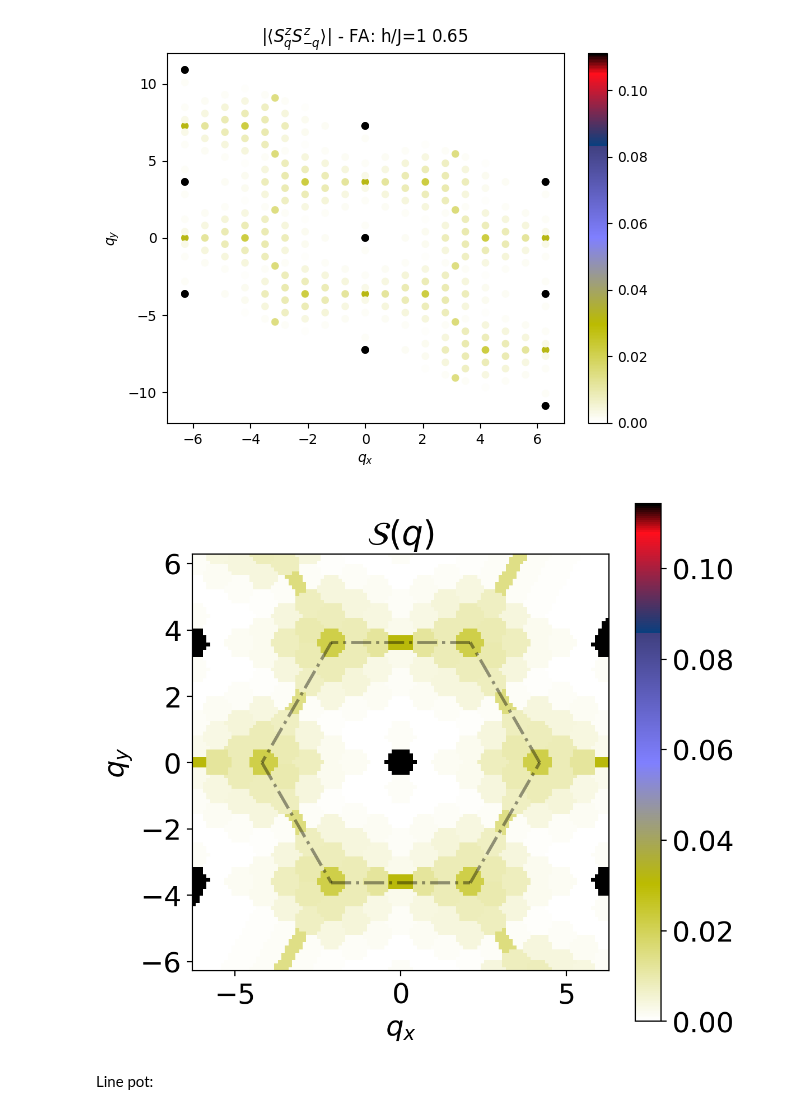
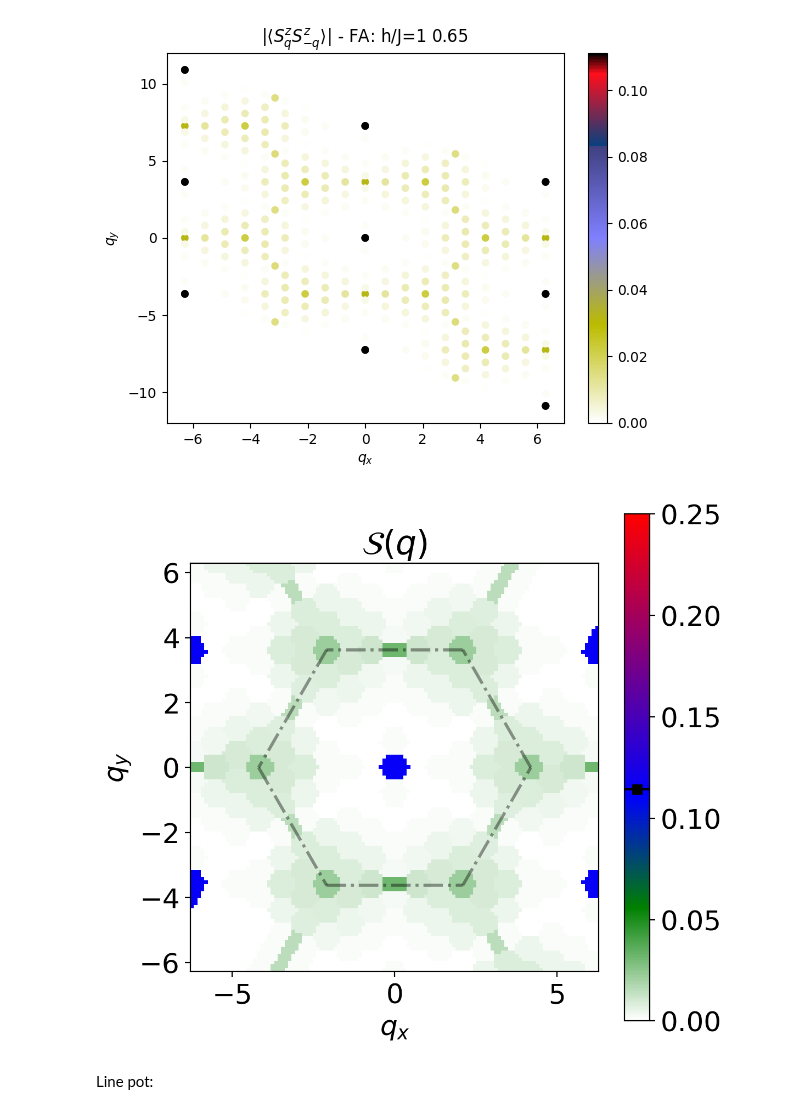
Before and after one commit to vdrouint/d-wave-other, a Jupyter notebook: kagome-tfim/processing/plot_FT.ipynb, the cells around one changed output. Drawn from its saved outputs; the diff is of its cells as text; code cells hidden in the pictures.

Commit message:
updated colors

```diff
--- a/kagome-tfim/processing/plot_FT.ipynb
+++ b/kagome-tfim/processing/plot_FT.ipynb
@@ -348,37 +348,49 @@ values = finalSQ_spin
 grid_z0 = griddata(points, values, (grid_x, grid_y), method='nearest')
 #possible methods: nearest, square, cubic
 
 plt.rcParams['figure.dpi'] = 200
 plt.rcParams.update({'font.size':18})
 plt.figure(figsize=(7,5))
 
 
 #plt.subplot(221)
 #plt.imshow(func(grid_x, grid_y).T, extent=(0, 1, 0, 1), origin='lower')
 #plt.plot(points[:, 0], points[:, 1], 'k.', ms=1)   # data
 #plt.title('Original')
 extent_plot = (-2*np.pi, 2*np.pi, -2*np.pi, 2*np.pi)
-norm = plt.Normalize(0,np.max(values))
 
-cmap = plt.cm.get_cmap('gist_stern_r')
+# cvals  = [0.,(1/3)**2 /3, (1/3)**2 * 2/3, (1/3)**2, (1/2)**2]
+# colors = ["white", "yellow","orange","red","green"]
+cvals  = [0.,(1/3)**2 /2,  (1/3)**2, (1/2)**2]
+colors = ["white", "green","blue","red"]
+norm=plt.Normalize(min(cvals),max(cvals))
+tuples = list(zip(map(norm,cvals), colors))
+cmap = mpl.colors.LinearSegmentedColormap.from_list("", tuples)
+
+# norm = plt.Normalize(0,(1/2)**2)
+# cmap = plt.cm.get_cmap('gist_stern_r')
+
 plt.imshow(grid_z0.T, extent=extent_plot, origin='lower', cmap = cmap, norm = norm)
 # plt.title('Nearest Interpolation of S(q) for Triangle OP')
 plt.title(r'$\mathcal{S}(q)$')
-plt.colorbar()
+cb = plt.colorbar()
+cb.ax.plot(0.5, np.max(grid_z0), 's', color = 'black') # my data is between 0 and 1
+cb.ax.plot([0,1], [np.max(grid_z0)]*2, '-', color = 'black') # my data is between 0 and 1
+
 plt.xlabel(r'$q_x$')
 plt.ylabel(r'$q_y$')
 theta_list = [2*np.pi*i/6 for i in range(7)]
 lside = 4*np.pi/3
 for j in range(6):
     plt.plot([lside*np.cos(theta_list[j]), lside*np.cos(theta_list[j+1])], [lside*np.sin(theta_list[j]), lside*np.sin(theta_list[j+1])], 'k-.', lw=2, alpha = 0.4)
 
 #total_K_again, kx, ky = path_Kagome(11)
 #for i in range(20):
 #    plt.scatter(*total_K_again[i], color = 'black', s = 5)
 plt.gcf().set_size_inches(6, 6)
 plt.show()
 # %% [output]
-[figure, old version]
+[figure, new version]
 # %% [markdown]
 Line pot:
 # %%
```
Also changed, not shown: parts of 1 cell of this notebook, 1 other file.
